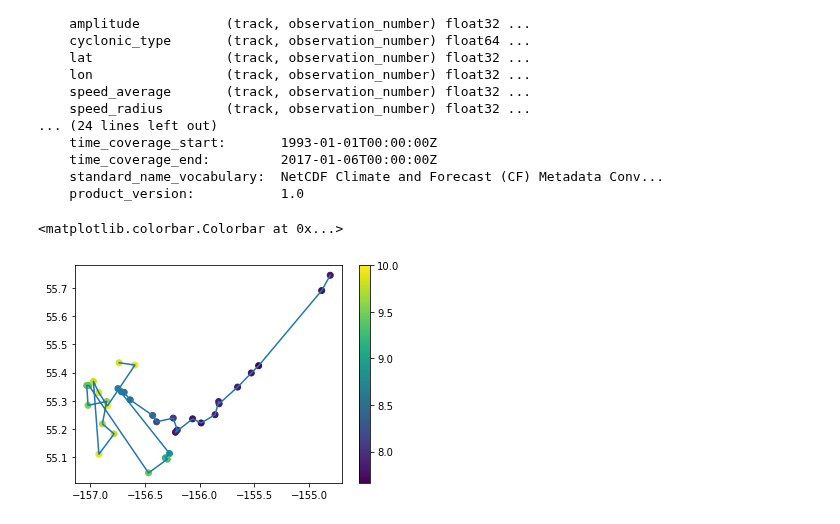
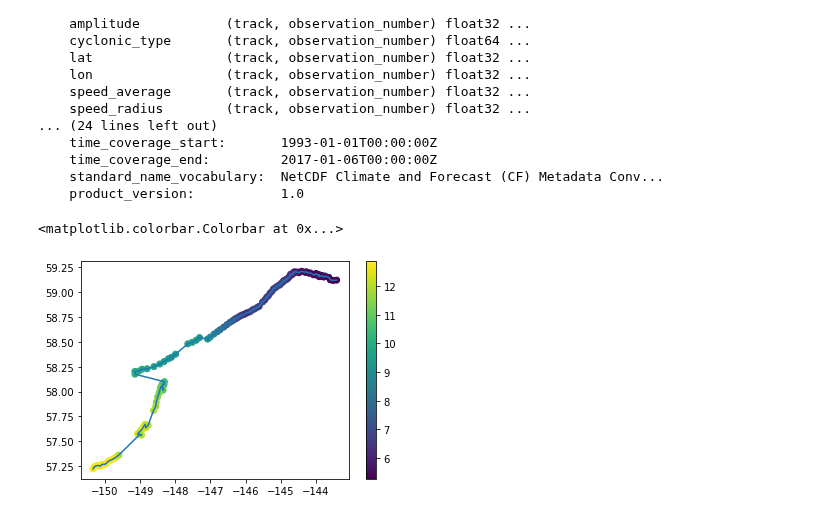
Before and after one commit to cgentemann/Biophysical, a Jupyter notebook: test_origin_collocation.ipynb, the cells around one changed output. Drawn from its saved outputs; the diff is of its cells as text; code cells hidden in the pictures.

```diff
--- a/test_origin_collocation.ipynb
+++ b/test_origin_collocation.ipynb
@@ -36,10 +36,10 @@ Data variables:
     standard_name_vocabulary:  NetCDF Climate and Forecast (CF) Metadata Conv...
     product_version:           1.0
 # %%
-i=1
+i=4
 plt.plot(ds.lon[i,:],ds.lat[i,:])
 plt.scatter(ds.lon[i,:],ds.lat[i,:],c=ds.cmc_sst[i,:]-273.15)
 plt.colorbar()
 # %% [output]
 <matplotlib.colorbar.Colorbar at 0x...>
-[figure, old version]
+[figure, new version]
```
Also changed, not shown: parts of 2 cells of this notebook, 3 other files.
